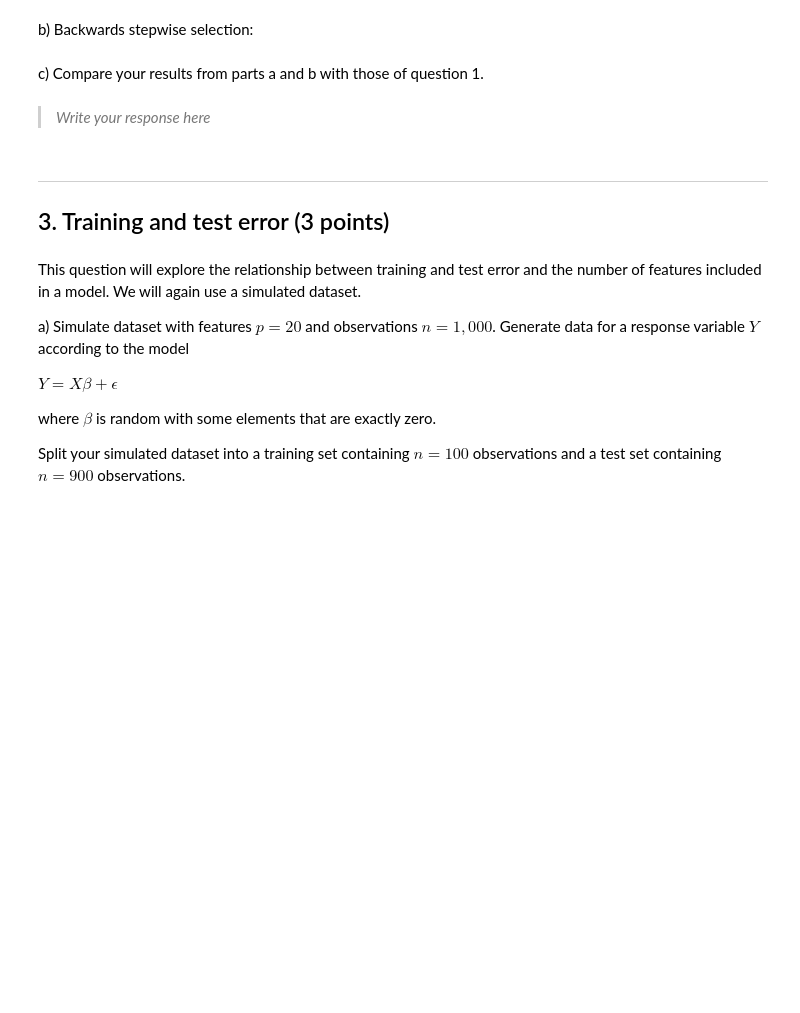
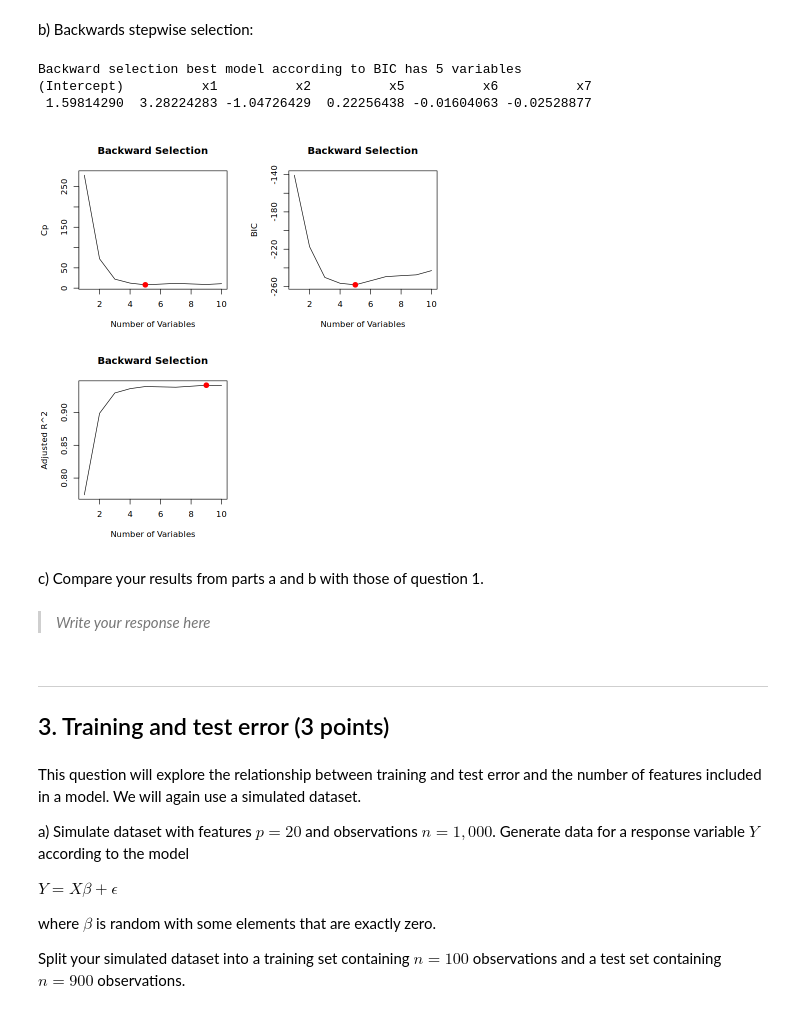
Before and after one commit to cnsimmons/Simmons_DSPN_S25, a Jupyter notebook: ExerciseSubmissions/ex16_selecting-the-best-model.ipynb, the cells around one changed output. Saved outputs shown, nothing was run; the diff lists cells and outputs as text; code cells hidden in the pictures; blank space fills up the shorter version.

```diff
--- a/ExerciseSubmissions/ex16_selecting-the-best-model.ipynb
+++ b/ExerciseSubmissions/ex16_selecting-the-best-model.ipynb
@@ -63,3 +175,32 @@ b) Backwards stepwise selection:
+# %%
+# Backward stepwise selection
+backward_subset <- regsubsets(y ~ ., data = data, nvmax = 10, method = "backward")
+backward_summary <- summary(backward_subset)
+
+par(mfrow = c(2, 2))
+
+# Plot selection criteria
+plot(backward_summary$cp, xlab = "Number of Variables", ylab = "Cp", type = "l", main = "Backward Selection")
+points(which.min(backward_summary$cp), backward_summary$cp[which.min(backward_summary$cp)], col = "red", cex = 2, pch = 20)
+
+plot(backward_summary$bic, xlab = "Number of Variables", ylab = "BIC", type = "l", main = "Backward Selection")
+points(which.min(backward_summary$bic), backward_summary$bic[which.min(backward_summary$bic)], col = "red", cex = 2, pch = 20)
+
+plot(backward_summary$adjr2, xlab = "Number of Variables", ylab = "Adjusted R^2", type = "l", main = "Backward Selection")
+points(which.max(backward_summary$adjr2), backward_summary$adjr2[which.max(backward_summary$adjr2)], col = "red", cex = 2, pch = 20)
+
+# Find best model according to BIC
+backward_best <- which.min(backward_summary$bic)
+cat("Backward selection best model according to BIC has", backward_best, "variables\n")
+
+# Get coefficients of the best backward model
+backward_best_coef <- coef(backward_subset, id = backward_best)
+print(backward_best_coef)
+# %% [output]
+Backward selection best model according to BIC has 5 variables
+(Intercept)          x1          x2          x5          x6          x7
+ 1.59814290  3.28224283 -1.04726429  0.22256438 -0.01604063 -0.02528877
+[figure, added]
 # %%
 # Note: if your model summary doesn't show up when viewing your notebook on github, copy and paste the output below.
 # Otherwise you can either delete this cell or leave it blank.
```
Also changed, not shown: parts of 16 cells of this notebook.
